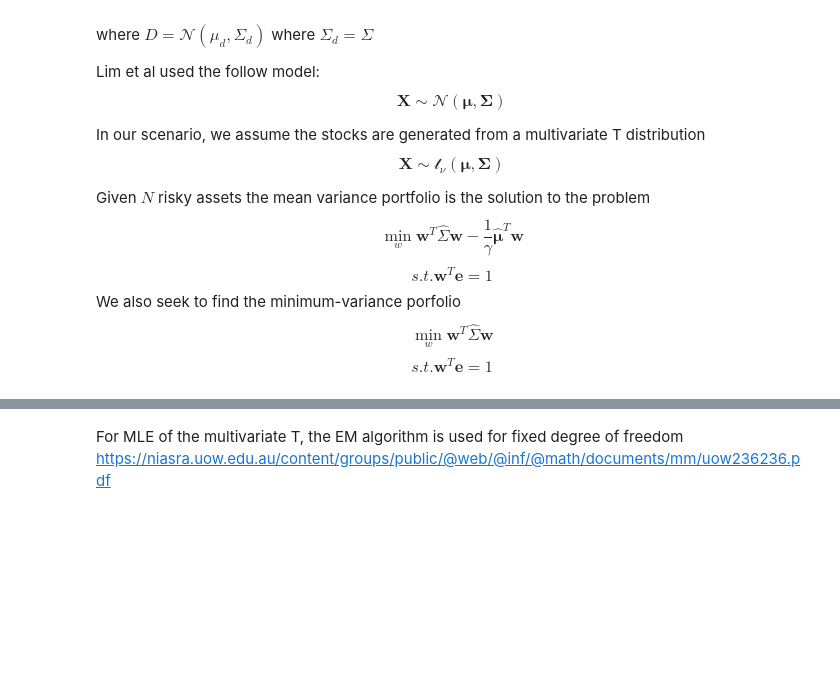
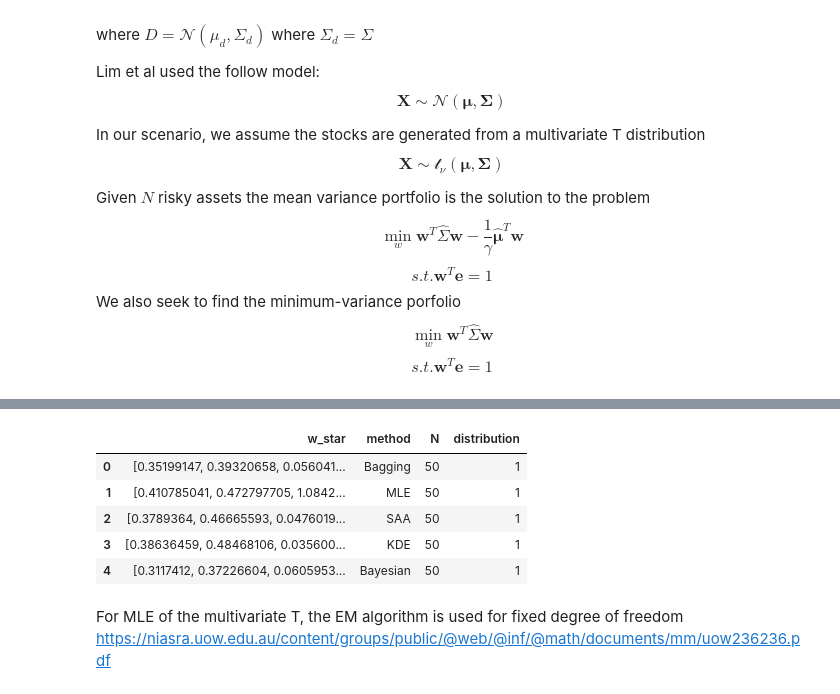
Before and after one commit to harrisonnguyen/stochastic_optimisation, a Jupyter notebook: Portfolio_Experiments/portfolio_experiments.ipynb, the cells around one changed output, grey strips where cells are left out. Drawn from its saved outputs; the diff is of its cells as text; code cells hidden in the pictures; blank space fills up the shorter version.

```diff
--- a/Portfolio_Experiments/portfolio_experiments.ipynb
+++ b/Portfolio_Experiments/portfolio_experiments.ipynb
@@ -113,0 +118,9 @@ for j in range(len(gamma)):
+# %%
+df.head()
+# %% [output]
+|  | w_star | method | N | distribution |
+| 0 | [0.35199147, 0.39320658, 0.056041... | Bagging | 50 | 1 |
+| 1 | [0.410785041, 0.472797705, 1.0842... | MLE | 50 | 1 |
+| 2 | [0.3789364, 0.46665593, 0.0476019... | SAA | 50 | 1 |
+| 3 | [0.38636459, 0.48468106, 0.035600... | KDE | 50 | 1 |
+| 4 | [0.3117412, 0.37226604, 0.0605953... | Bayesian | 50 | 1 |
```
Also changed, not shown: parts of 9 cells of this notebook, 12 other files.
